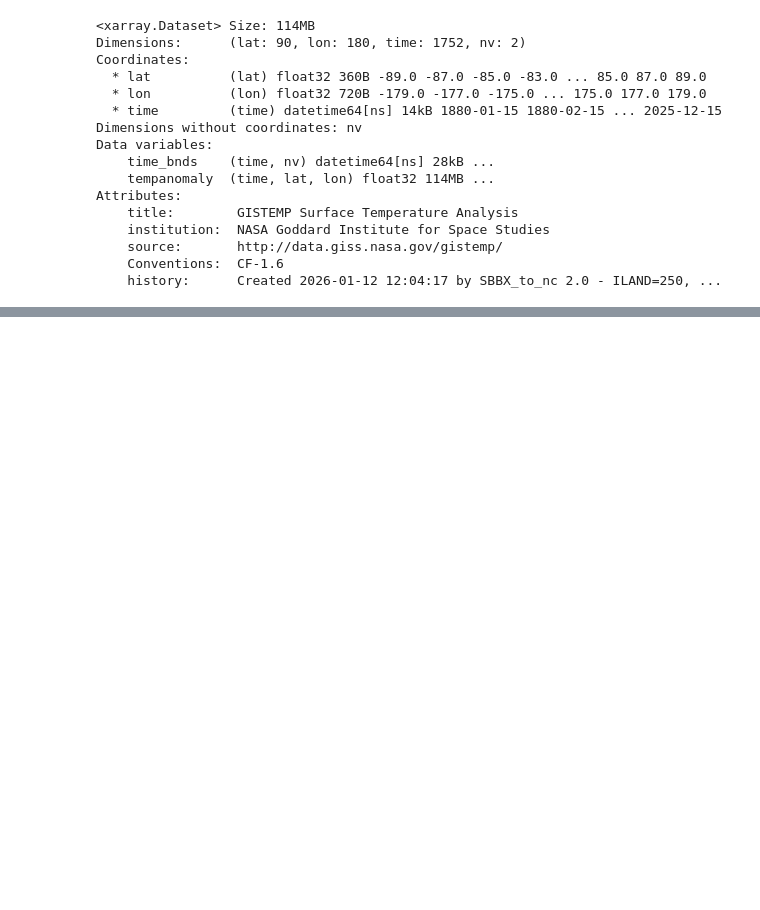
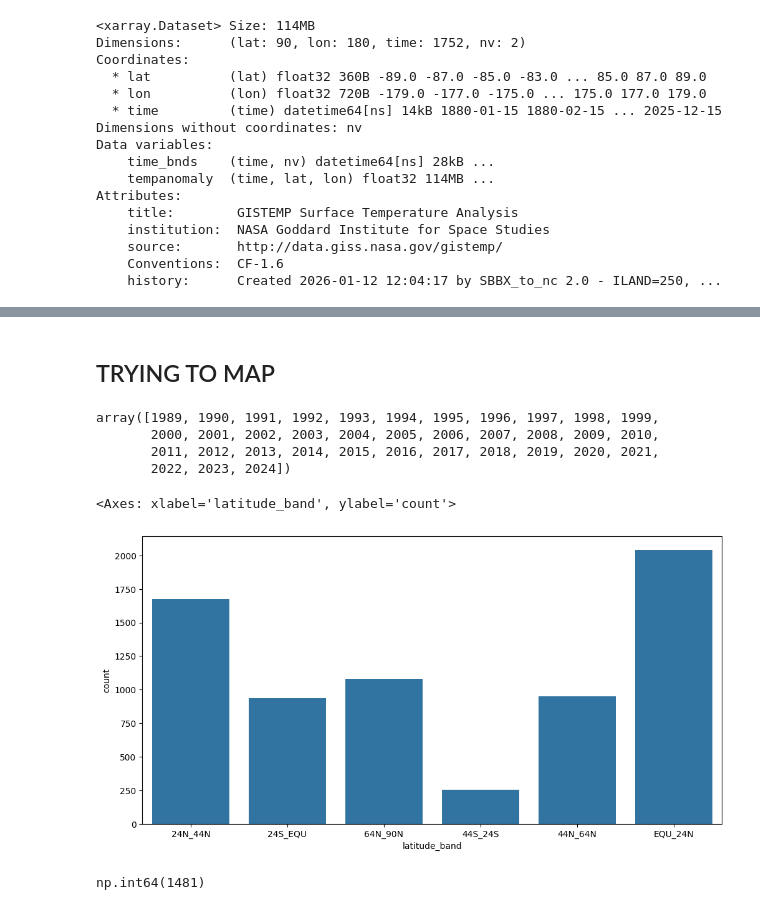
Before and after one commit to RJ2103/Climate-Conflict, a Jupyter notebook: notebooks/01_data_exploration.ipynb, the cells around one changed output, grey strips where cells are left out. Drawn from its saved outputs; the diff is of its cells as text; code cells hidden in the pictures; blank space fills up the shorter version.

```diff
--- a/notebooks/01_data_exploration.ipynb
+++ b/notebooks/01_data_exploration.ipynb
@@ -86,0 +390,6 @@ FileNotFoundError: [Errno 2] No such file or directory: 'data/processed/temperat
+# %%
+conflict = pd.read_csv(r"C:\Users\Admin\Desktop\TheObservable\Climate-Conflict\data\processed\conflict_country_year_clean.csv")
+centroids = pd.read_csv(r"C:\Users\Admin\Desktop\TheObservable\Climate-Conflict\data\raw\metadata\country_centroids.csv")
+
+conflict["country"] = conflict["country"].str.strip().str.lower()
+centroids["country"] = centroids["country"].str.strip().str.lower()
@@ -86,0 +412,2 @@ FileNotFoundError: [Errno 2] No such file or directory: 'data/processed/temperat
+# %%
+conflict_updated = conflict.merge(centroids[["country", "latitude"]], on="country", how='left')
@@ -86,0 +432,13 @@ FileNotFoundError: [Errno 2] No such file or directory: 'data/processed/temperat
+# %%
+def lat_bands(lat):
+    if lat < -64: return "90S_64S"
+    if lat < -44: return "64S_44S"
+    if lat < -24: return "44S_24S"
+    if lat < 0:   return "24S_EQU"
+    if lat < 24:  return "EQU_24N"
+    if lat < 44:  return "24N_44N"
+    if lat < 64:  return "44N_64N"
+    return "64N_90N"
+
+
+conflict_updated["latitude_band"] = conflict_updated["latitude"].apply(lat_bands)
@@ -86,0 +464,25 @@ FileNotFoundError: [Errno 2] No such file or directory: 'data/processed/temperat
+# %% [markdown]
+## TRYING TO MAP
+# %%
+conflict_updated["year"].unique()
+# %% [output]
+array([1989, 1990, 1991, 1992, 1993, 1994, 1995, 1996, 1997, 1998, 1999,
+       2000, 2001, 2002, 2003, 2004, 2005, 2006, 2007, 2008, 2009, 2010,
+       2011, 2012, 2013, 2014, 2015, 2016, 2017, 2018, 2019, 2020, 2021,
+       2022, 2023, 2024])
+# %%
+import seaborn as sns
+
+plt.figure(figsize=(12,6))
+
+sns.countplot(data=conflict_updated, x="latitude_band")
+# %% [output]
+<Axes: xlabel='latitude_band', ylabel='count'>
+[figure, added]
+# %%
+## Above plot is wrong as it is also countinng where conflict_present = 0
+
+total_conflict = conflict_updated["conflict_present"].sum()
+total_conflict
+# %% [output]
+np.int64(1481)
```
Also changed, not shown: parts of 47 cells of this notebook, 1 other file.
